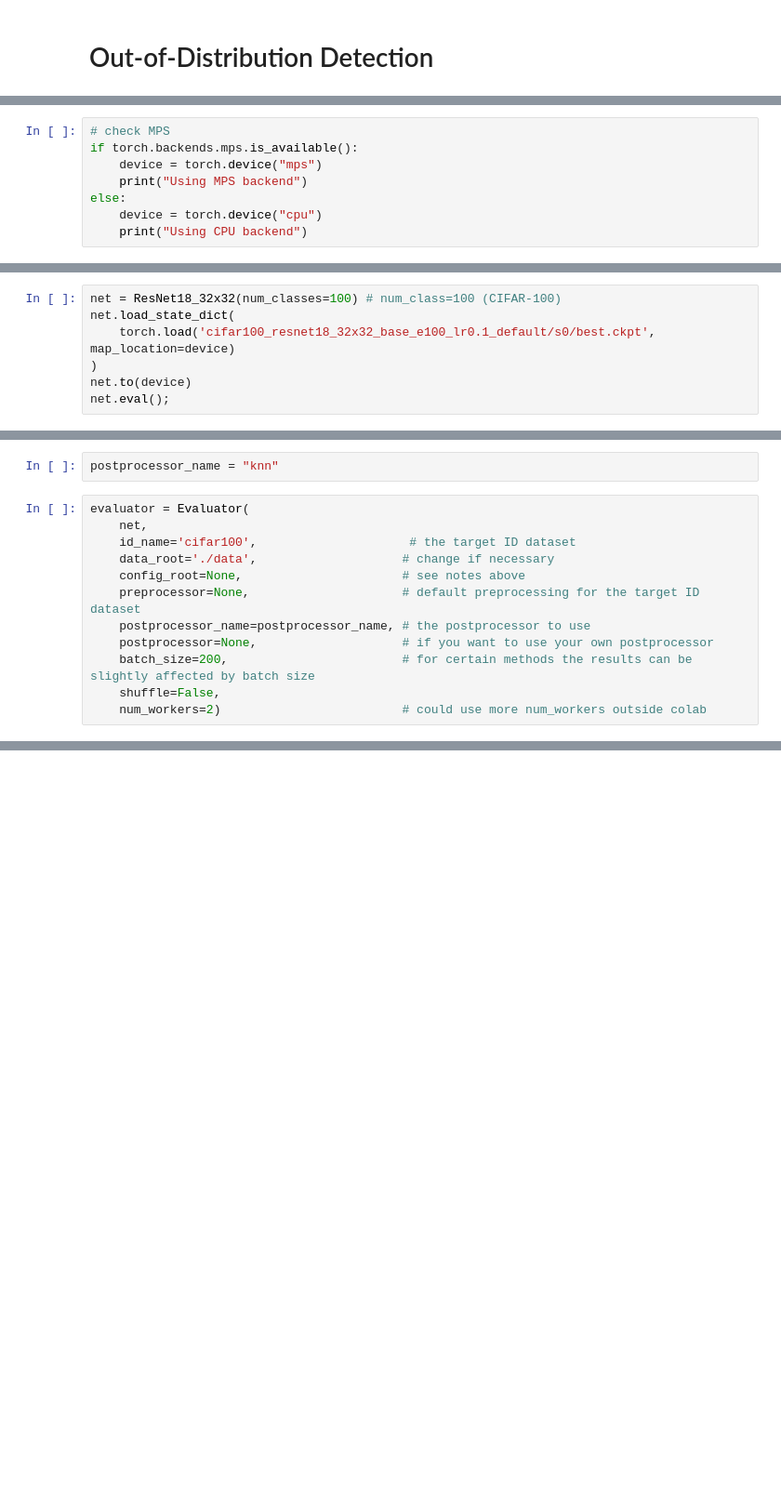
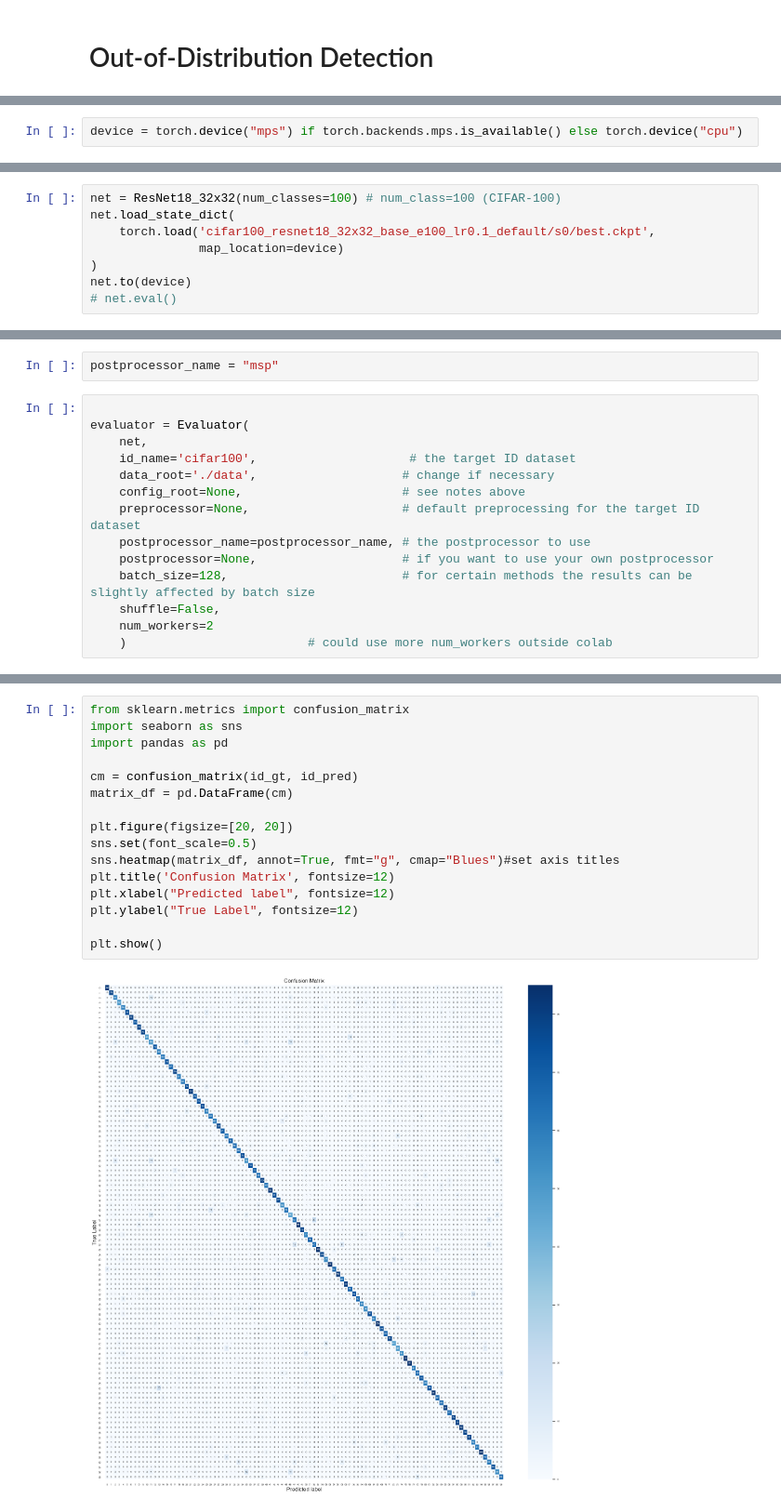
Before and after one commit to ardianugraha/ip-paris-ood-detection, a Jupyter notebook: ood.ipynb, the cells around one changed output, grey strips where cells are left out. Shown at 93% size. Drawn from its saved outputs; the diff is of its cells as text; blank space fills up the shorter version.

Commit message:
visualize image

```diff
--- a/ood.ipynb
+++ b/ood.ipynb
@@ -16,8 +16,2 @@ from openood.evaluation_api import Evaluator
 # %%
-# check MPS
-if torch.backends.mps.is_available():
-    device = torch.device("mps")
-    print("Using MPS backend")
-else:
-    device = torch.device("cpu")
-    print("Using CPU backend")
+device = torch.device("mps") if torch.backends.mps.is_available() else torch.device("cpu")
@@ -26,7 +18,8 @@ Using MPS backend
 # %%
 net = ResNet18_32x32(num_classes=100) # num_class=100 (CIFAR-100)
 net.load_state_dict(
-    torch.load('cifar100_resnet18_32x32_base_e100_lr0.1_default/s0/best.ckpt', map_location=device)
+    torch.load('cifar100_resnet18_32x32_base_e100_lr0.1_default/s0/best.ckpt',
+               map_location=device)
 )
 net.to(device)
-net.eval();
+# net.eval()
@@ -33,6 +61,7 @@ net.eval();
 # %%
-postprocessor_name = "knn"
+postprocessor_name = "msp"
 # %%
+
 evaluator = Evaluator(
     net,
     id_name='cifar100',                     # the target ID dataset
@@ -41,6 +70,7 @@ evaluator = Evaluator(
     preprocessor=None,                     # default preprocessing for the target ID dataset
     postprocessor_name=postprocessor_name, # the postprocessor to use
     postprocessor=None,                    # if you want to use your own postprocessor
-    batch_size=200,                        # for certain methods the results can be slightly affected by batch size
+    batch_size=128,                        # for certain methods the results can be slightly affected by batch size
     shuffle=False,
-    num_workers=2)                         # could use more num_workers outside colab
+    num_workers=2
+    )                         # could use more num_workers outside colab
@@ -49,0 +259,18 @@ Error:
+# %%
+from sklearn.metrics import confusion_matrix
+import seaborn as sns
+import pandas as pd
+
+cm = confusion_matrix(id_gt, id_pred)
+matrix_df = pd.DataFrame(cm)
+
+plt.figure(figsize=[20, 20])
+sns.set(font_scale=0.5)
+sns.heatmap(matrix_df, annot=True, fmt="g", cmap="Blues")#set axis titles
+plt.title('Confusion Matrix', fontsize=12)
+plt.xlabel("Predicted label", fontsize=12)
+plt.ylabel("True Label", fontsize=12)
+
+plt.show()
+# %% [output]
+[figure, added]
```
Also changed, not shown: parts of 10 cells of this notebook, 6 other files.
